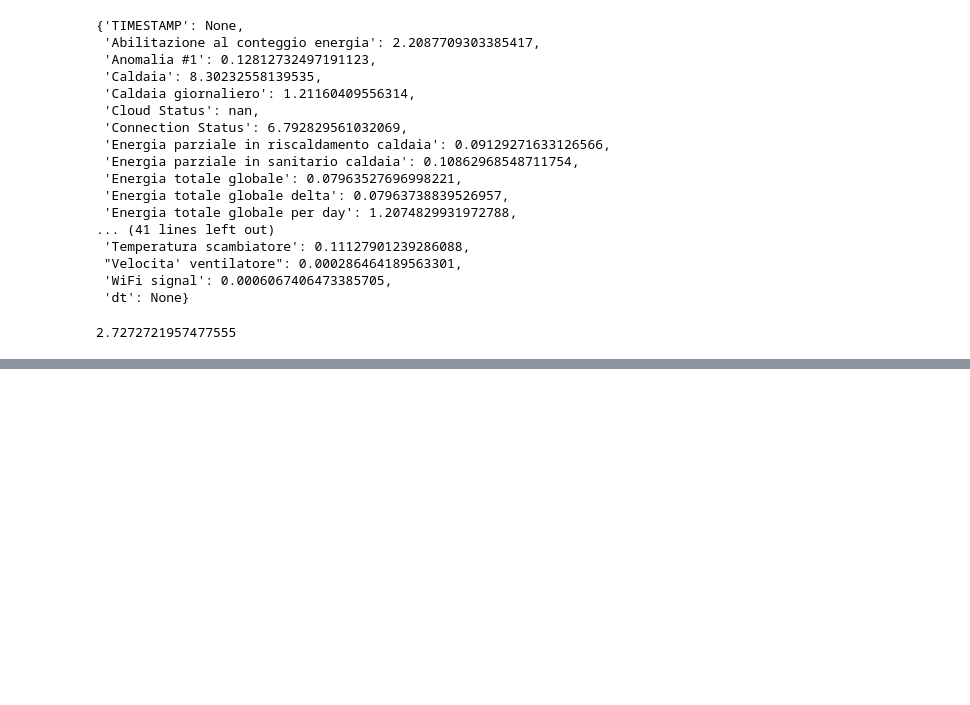
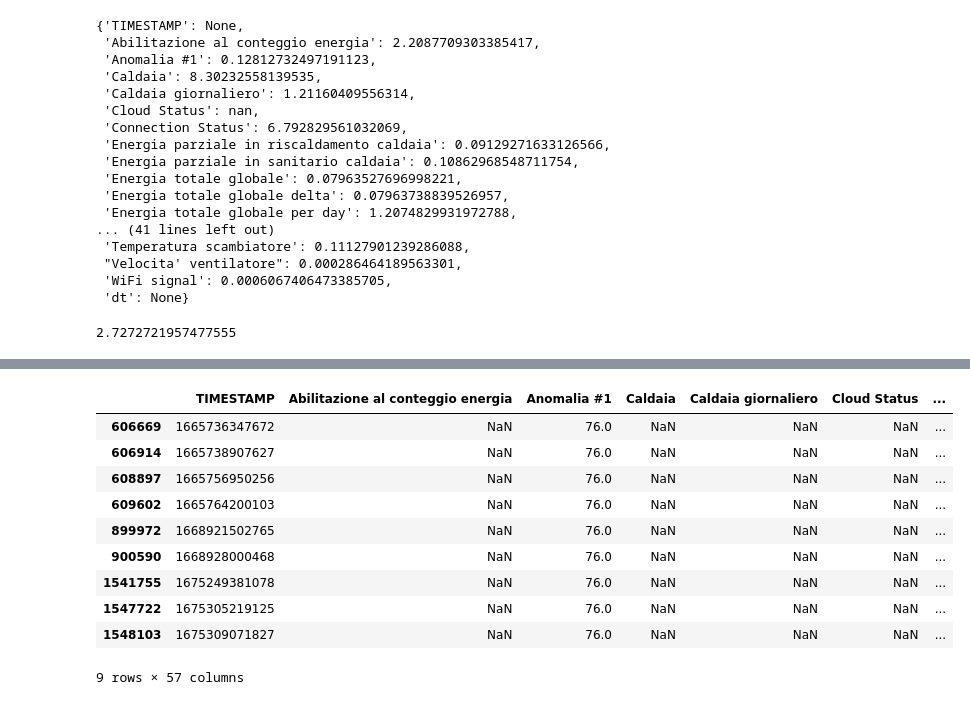
Before and after one commit to leonardozecchin/anomaly_detection, a Jupyter notebook: countDeltaT.ipynb, the cells around one changed output, grey strips where cells are left out. Saved outputs shown, nothing was run; the diff lists cells and outputs as text; code cells hidden in the pictures; blank space fills up the shorter version.

```diff
--- a/countDeltaT.ipynb
+++ b/countDeltaT.ipynb
@@ -179,0 +161,14 @@ avg_deltaT
+# %%
+df_sorted.loc[df_sorted['Anomalia #1'] == 76]
+# %% [output]
+|  | TIMESTAMP | Abilitazione al conteggio energia | Anomalia #1 | Caldaia | Caldaia giornaliero | Cloud Status | ... |
+| 606669 | 1665736347672 | NaN | 76.0 | NaN | NaN | NaN | ... |
+| 606914 | 1665738907627 | NaN | 76.0 | NaN | NaN | NaN | ... |
+| 608897 | 1665756950256 | NaN | 76.0 | NaN | NaN | NaN | ... |
+| 609602 | 1665764200103 | NaN | 76.0 | NaN | NaN | NaN | ... |
+| 899972 | 1668921502765 | NaN | 76.0 | NaN | NaN | NaN | ... |
+| 900590 | 1668928000468 | NaN | 76.0 | NaN | NaN | NaN | ... |
+| 1541755 | 1675249381078 | NaN | 76.0 | NaN | NaN | NaN | ... |
+| 1547722 | 1675305219125 | NaN | 76.0 | NaN | NaN | NaN | ... |
+| 1548103 | 1675309071827 | NaN | 76.0 | NaN | NaN | NaN | ... |
+9 rows × 57 columns
```
Also changed, not shown: parts of 12 cells of this notebook, 1 other file.
